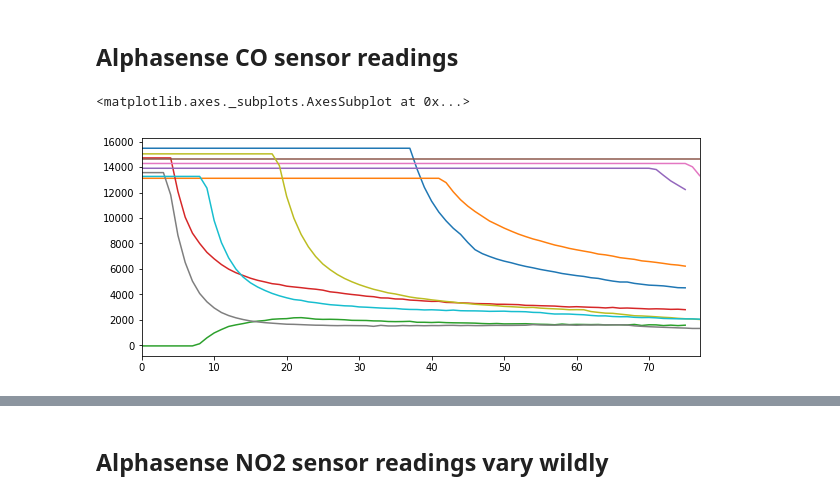
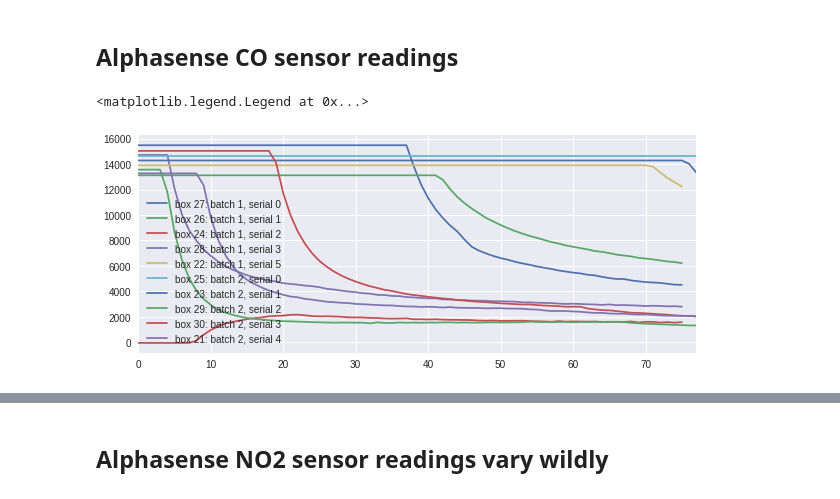
Before and after one commit to jsoikkeli/climathon2016, a Jupyter notebook: 0.3 torching/Analyse_0.3_torching_data.ipynb, the cells around one changed output, grey strips where cells are left out. Drawn from its saved outputs; the diff is of its cells as text; code cells hidden in the pictures.

```diff
--- a/0.3 torching/Analyse_0.3_torching_data.ipynb
+++ b/0.3 torching/Analyse_0.3_torching_data.ipynb
@@ -164,4 +177,6 @@ def convert_no2_ambient(ID=None, NO2_working_mv=None, NO2_aux_mv=None, temp_corr
 
 # So assuming R1 = 1.49k Ohm, and with other details the same
 def resistance_from_voltage(v_out, r_1=1.49*1000.0, vs=5.0*1000):
+    if v_out == 0:
+        return np.NaN
     return r_1 / ((vs/v_out) - 1.0)
@@ -566,15 +594,15 @@ df_21['no2_ppb'] = df_21[['ID','ALPHANO2_WORKING','ALPHANO2_AUX']].apply(lambda
 
 # MICS NO2 in ppb - SERIES ZERO, SO GET DIV BY ZERO ERRORS
 # Resistances
-#df_21['NO2_mics_R1'] = df_21[['MICSNO2']].apply(lambda x: resistance_from_voltage(x.values[0]),axis=1)
+df_21['NO2_mics_R1'] = df_21[['MICSNO2']].apply(lambda x: resistance_from_voltage(x.values[0]),axis=1)
 
 # Calculating the baseline offsets as the means of the observations during the first minute
-#obsN = df_21.MICSNO2.count()
-#minute = math.floor(obsN/5)
-#df_21['NO2_mics_R0'] = df_21.NO2_mics_R1[0:minute].mean()
+obsN = df_21.MICSNO2.count()
+minute = math.floor(obsN/5)
+df_21['NO2_mics_R0'] = df_21.NO2_mics_R1[0:minute].mean()
 
 # Converting to ppb
-#df_21['NO2_mics_ppb'] = df_21[['NO2_mics_R1','NO2_mics_R0']].apply(lambda x: mics_no2_ppb(x.values[0], x.values[1]), axis=1)
+df_21['NO2_mics_ppb'] = df_21[['NO2_mics_R1','NO2_mics_R0']].apply(lambda x: mics_no2_ppb(x.values[0], x.values[1]), axis=1)
 # %%
 df_21.co_ppb.plot()
 #df_21.no2_ppb.plot()
@@ -613,15 +641,15 @@ df_22['no2_ppb'] = df_22[['ID','ALPHANO2_WORKING','ALPHANO2_AUX']].apply(lambda
 # MICS NO2 in ppb - SERIES ZERO, SO GET DIV BY ZERO ERRORS
 # MICS NO2 in ppb
 # Resistances
-#df_22['NO2_mics_R1'] = df_22[['MICSNO2']].apply(lambda x: resistance_from_voltage(x.values[0]),axis=1)
+df_22['NO2_mics_R1'] = df_22[['MICSNO2']].apply(lambda x: resistance_from_voltage(x.values[0]),axis=1)
 
 # Calculating the baseline offsets as the means of the observations during the first minute
-#obsN = df_22.MICSNO2.count()
-#minute = math.floor(obsN/5)
-#df_22['NO2_mics_R0'] = df_22.NO2_mics_R1[0:minute].mean()
+obsN = df_22.MICSNO2.count()
+minute = math.floor(obsN/5)
+df_22['NO2_mics_R0'] = df_22.NO2_mics_R1[0:minute].mean()
 
 # Converting to ppb
-#df_22['NO2_mics_ppb'] = df_22[['NO2_mics_R1','NO2_mics_R0']].apply(lambda x: mics_no2_ppb(x.values[0], x.values[1]), axis=1)
+df_22['NO2_mics_ppb'] = df_22[['NO2_mics_R1','NO2_mics_R0']].apply(lambda x: mics_no2_ppb(x.values[0], x.values[1]), axis=1)
 # %%
 df_22.co_ppb.plot()
 # %% [output]
@@ -736,19 +776,20 @@ df_24.NO2_mics_ppb.plot()
 ## Alphasense CO sensor readings
 # %%
 # Converted to ppb
-df_10.co_ppb.plot()
-df_11.co_ppb.plot()
-df_12.co_ppb.plot()
-df_13.co_ppb.plot()
-df_15.co_ppb.plot()
+df_10.co_ppb.plot(label='box 27: batch 1, serial 0')
+df_11.co_ppb.plot(label='box 26: batch 1, serial 1')
+df_12.co_ppb.plot(label='box 24: batch 1, serial 2')
+df_13.co_ppb.plot(label='box 28: batch 1, serial 3')
+df_15.co_ppb.plot(label='box 22: batch 1, serial 5')
 
-df_20.co_ppb.plot()
-df_21.co_ppb.plot()
-df_22.co_ppb.plot()
-df_23.co_ppb.plot()
-df_24.co_ppb.plot()
+df_20.co_ppb.plot(label='box 25: batch 2, serial 0')
+df_21.co_ppb.plot(label='box 23: batch 2, serial 1')
+df_22.co_ppb.plot(label='box 29: batch 2, serial 2')
+df_23.co_ppb.plot(label='box 30: batch 2, serial 3')
+df_24.co_ppb.plot(label='box 21: batch 2, serial 4')
+plt.legend()
 # %% [output]
-<matplotlib.axes._subplots.AxesSubplot at 0x...>
+<matplotlib.legend.Legend at 0x...>
-[figure, old version]
+[figure, new version]
 # %%
 # Raw readings, to give context
```
Also changed, not shown: parts of 54 cells of this notebook.
